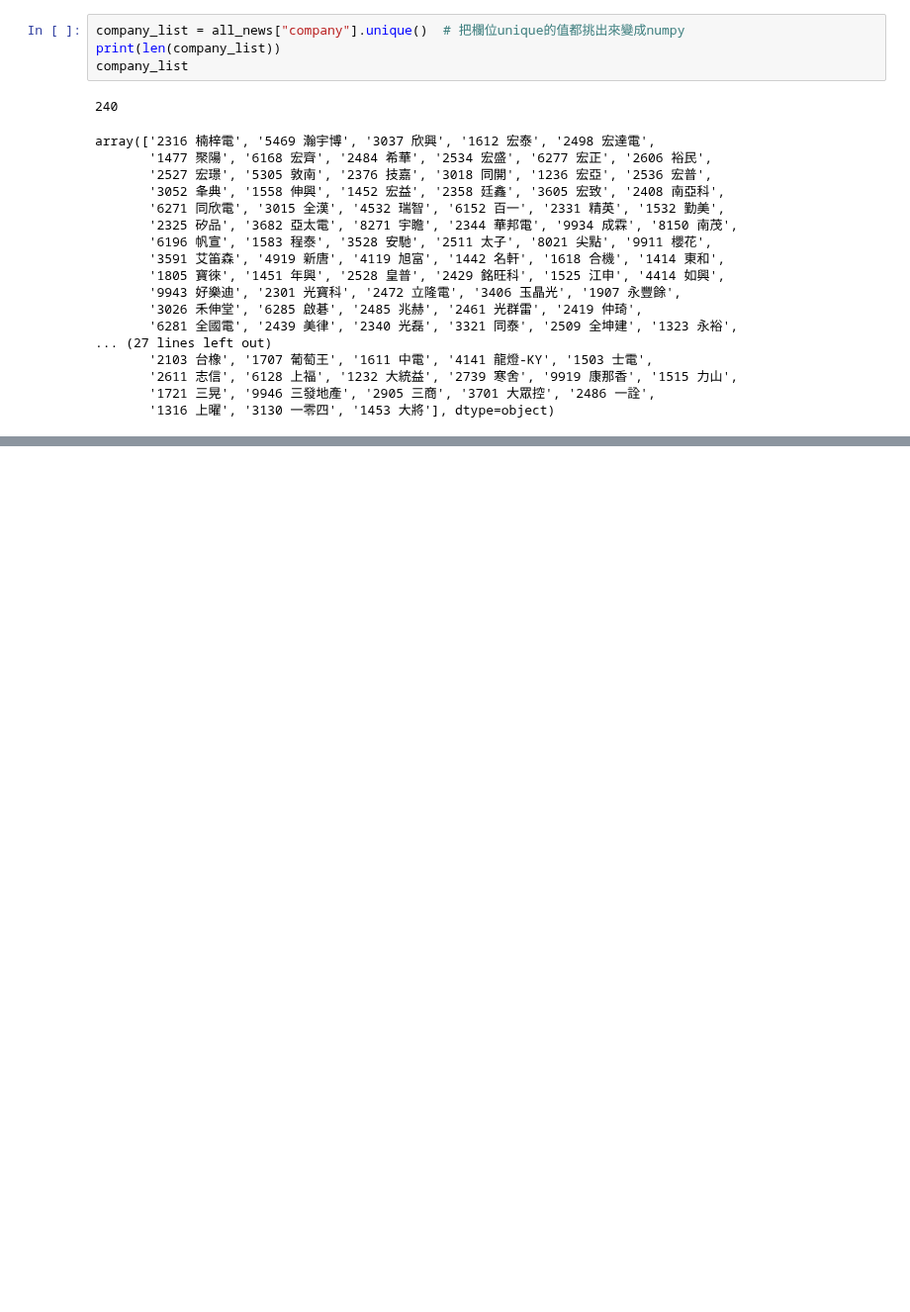
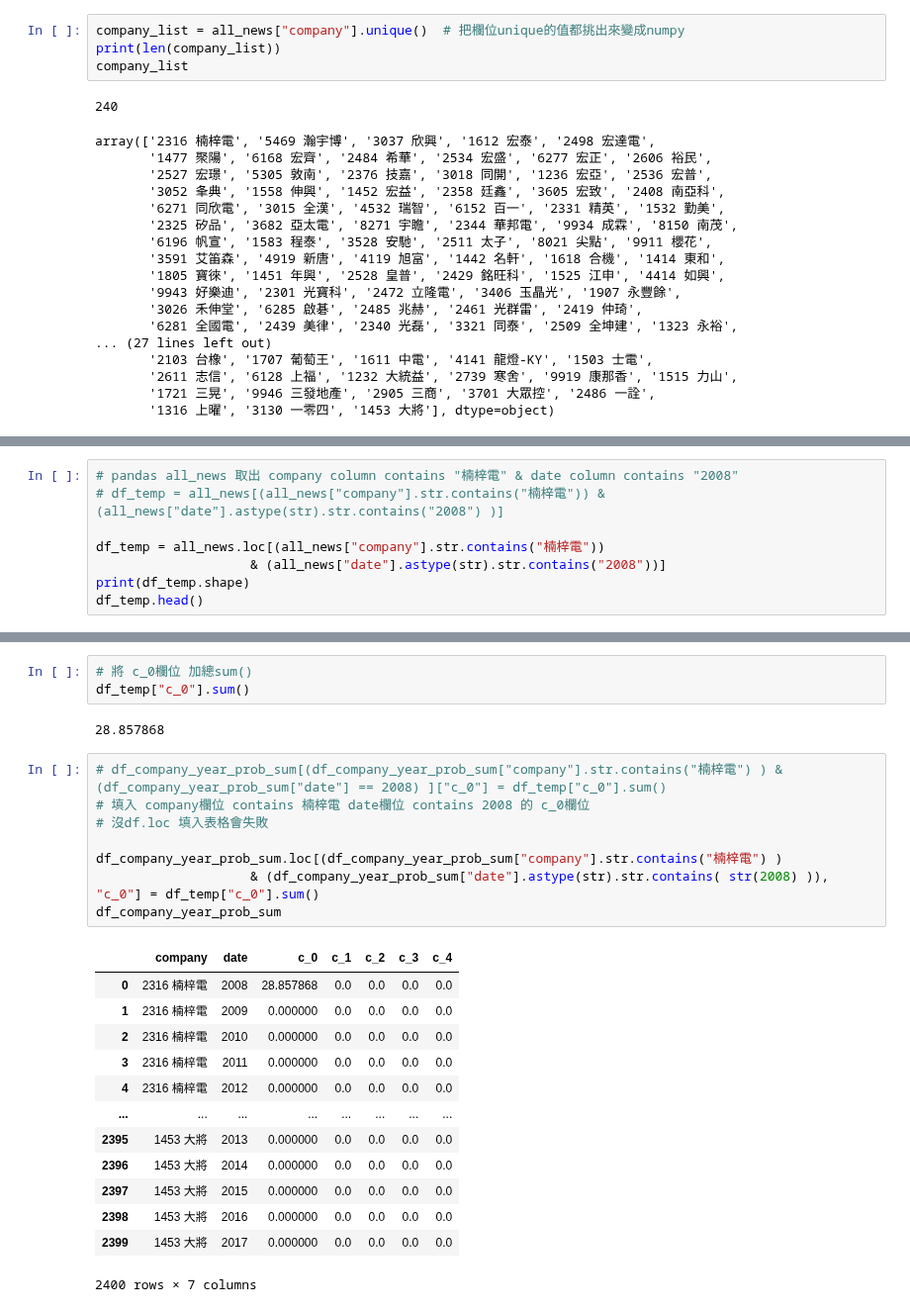
Before and after one commit to roccqqck/news_bert, a Jupyter notebook: 6.news_data_preprocessing.ipynb, the cells around one changed output, grey strips where cells are left out. Shown at 99% size. Cells and saved outputs as stored; diff of their text form; blank space fills up the shorter version.

```diff
--- a/6.news_data_preprocessing.ipynb
+++ b/6.news_data_preprocessing.ipynb
@@ -478,0 +514,8 @@ df_topic_5_prob[(df_topic_5_prob["company"].str.contains("楠梓電") & df_topic
+# %%
+# pandas all_news 取出 company column contains "楠梓電" & date column contains "2008"
+# df_temp = all_news[(all_news["company"].str.contains("楠梓電")) & (all_news["date"].astype(str).str.contains("2008") )]
+
+df_temp = all_news.loc[(all_news["company"].str.contains("楠梓電"))
+                    & (all_news["date"].astype(str).str.contains("2008"))]
+print(df_temp.shape)
+df_temp.head()
@@ -478,0 +530,27 @@ df_topic_5_prob[(df_topic_5_prob["company"].str.contains("楠梓電") & df_topic
+# %%
+# 將 c_0欄位 加總sum()
+df_temp["c_0"].sum()
+# %% [output]
+28.857868
+# %%
+# df_company_year_prob_sum[(df_company_year_prob_sum["company"].str.contains("楠梓電") ) & (df_company_year_prob_sum["date"] == 2008) ]["c_0"] = df_temp["c_0"].sum()
+# 填入 company欄位 contains 楠梓電 date欄位 contains 2008 的 c_0欄位
+# 沒df.loc 填入表格會失敗
+
+df_company_year_prob_sum.loc[(df_company_year_prob_sum["company"].str.contains("楠梓電") )
+                    & (df_company_year_prob_sum["date"].astype(str).str.contains( str(2008) )), "c_0"] = df_temp["c_0"].sum()
+df_company_year_prob_sum
+# %% [output]
+|  | company | date | c_0 | c_1 | c_2 | c_3 | c_4 |
+| 0 | 2316 楠梓電 | 2008 | 28.857868 | 0.0 | 0.0 | 0.0 | 0.0 |
+| 1 | 2316 楠梓電 | 2009 | 0.000000 | 0.0 | 0.0 | 0.0 | 0.0 |
+| 2 | 2316 楠梓電 | 2010 | 0.000000 | 0.0 | 0.0 | 0.0 | 0.0 |
+| 3 | 2316 楠梓電 | 2011 | 0.000000 | 0.0 | 0.0 | 0.0 | 0.0 |
+| 4 | 2316 楠梓電 | 2012 | 0.000000 | 0.0 | 0.0 | 0.0 | 0.0 |
+| ... | ... | ... | ... | ... | ... | ... | ... |
+| 2395 | 1453 大將 | 2013 | 0.000000 | 0.0 | 0.0 | 0.0 | 0.0 |
+| 2396 | 1453 大將 | 2014 | 0.000000 | 0.0 | 0.0 | 0.0 | 0.0 |
+| 2397 | 1453 大將 | 2015 | 0.000000 | 0.0 | 0.0 | 0.0 | 0.0 |
+| 2398 | 1453 大將 | 2016 | 0.000000 | 0.0 | 0.0 | 0.0 | 0.0 |
+| 2399 | 1453 大將 | 2017 | 0.000000 | 0.0 | 0.0 | 0.0 | 0.0 |
+2400 rows × 7 columns
```
Also changed, not shown: parts of 15 cells of this notebook, 1 other file.
